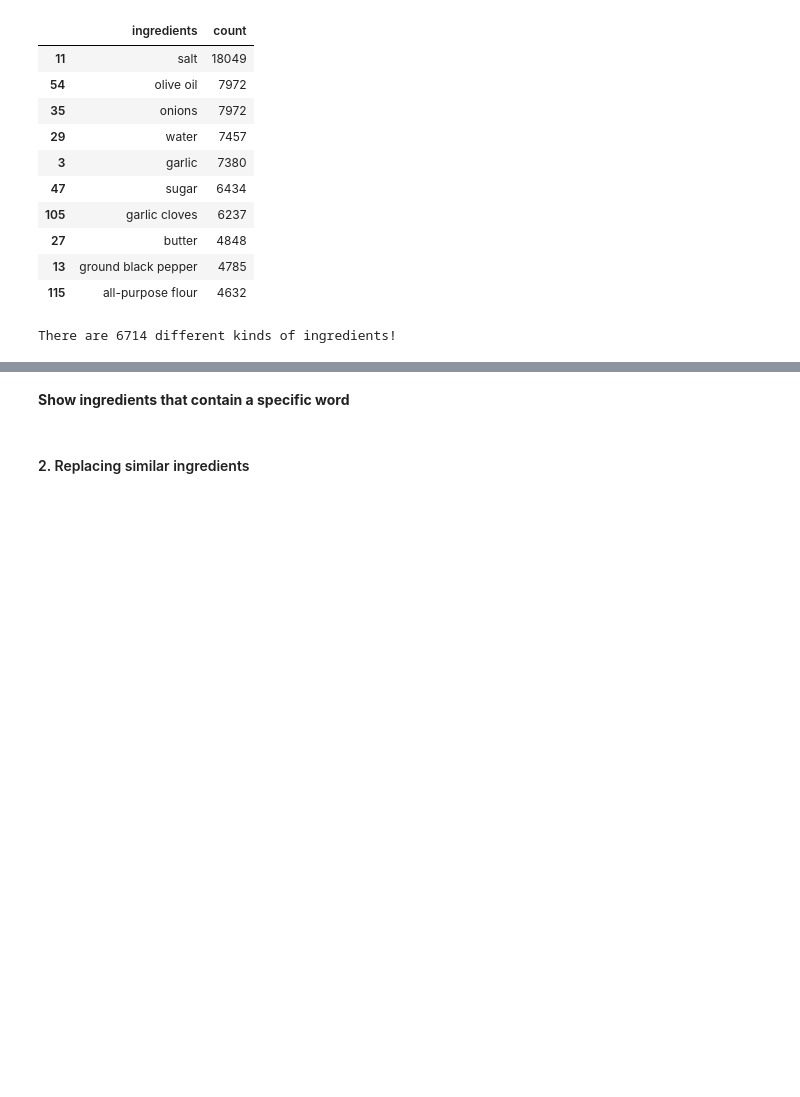
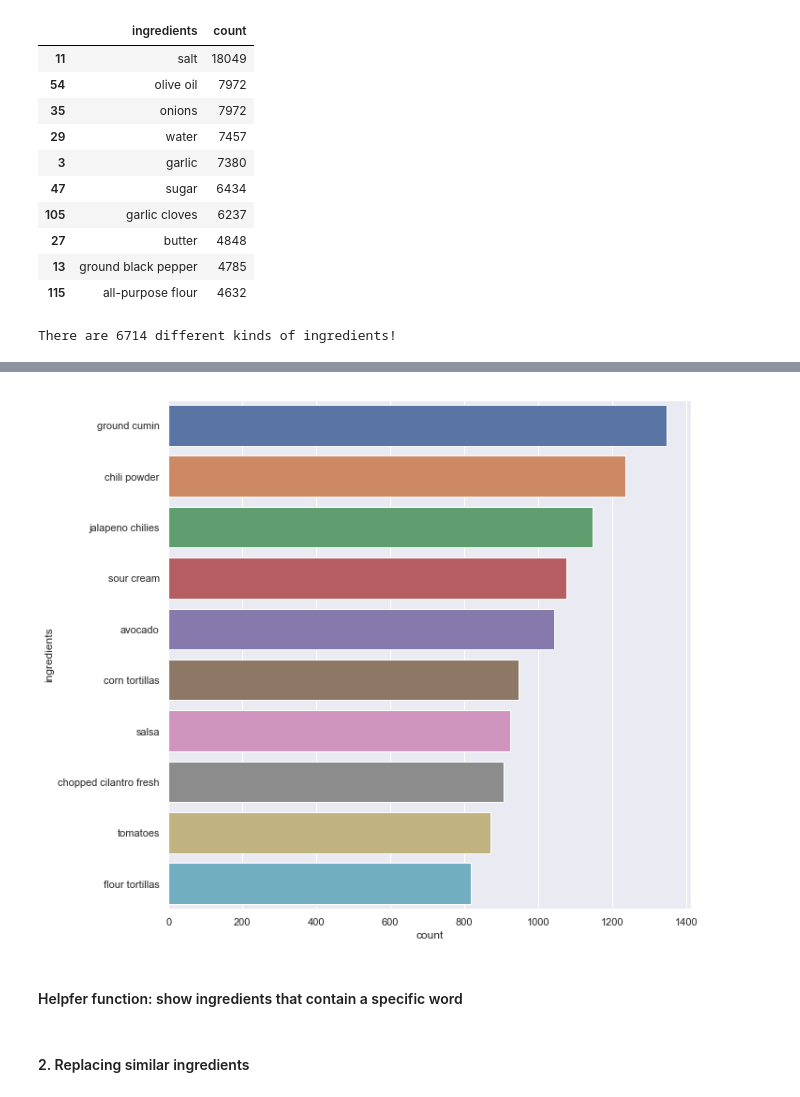
Before and after one commit to bluebehree/whats-cooking, a Jupyter notebook: whats-cooking.ipynb, the cells around one changed output, grey strips where cells are left out. Saved outputs shown, nothing was run; the diff lists cells and outputs as text; code cells hidden in the pictures; blank space fills up the shorter version.

```diff
--- a/whats-cooking.ipynb
+++ b/whats-cooking.ipynb
@@ -84,5 +117,16 @@ There are 6714 different kinds of ingredients!
+# %%
+mexican = train[train['cuisine'] == 'mexican']
+mexican_ing = get_ingredient_freq(mexican)
+mexican_ing = filter_common_ingredients(mexican_ing)
+# %%
+sns.set(rc={'figure.figsize':(10, 10)})
+mexican_ax = sns.barplot(y='ingredients', x='count', data=mexican_ing.head(10))
+mexican_fig = mexican_ax.get_figure()
+mexican_fig.savefig('figures/mexican-most-common-ingredients.png', bbox_inches='tight')
+# %% [output]
+[figure, added]
 # %% [markdown]
-**Show ingredients that contain a specific word**
+#### Helpfer function: show ingredients that contain a specific word
 # %%
 def find_ingredients(df, word):
     if 'ingredient' not in df.columns:
```
Also changed, not shown: parts of 10 cells of this notebook, 5 other files.
